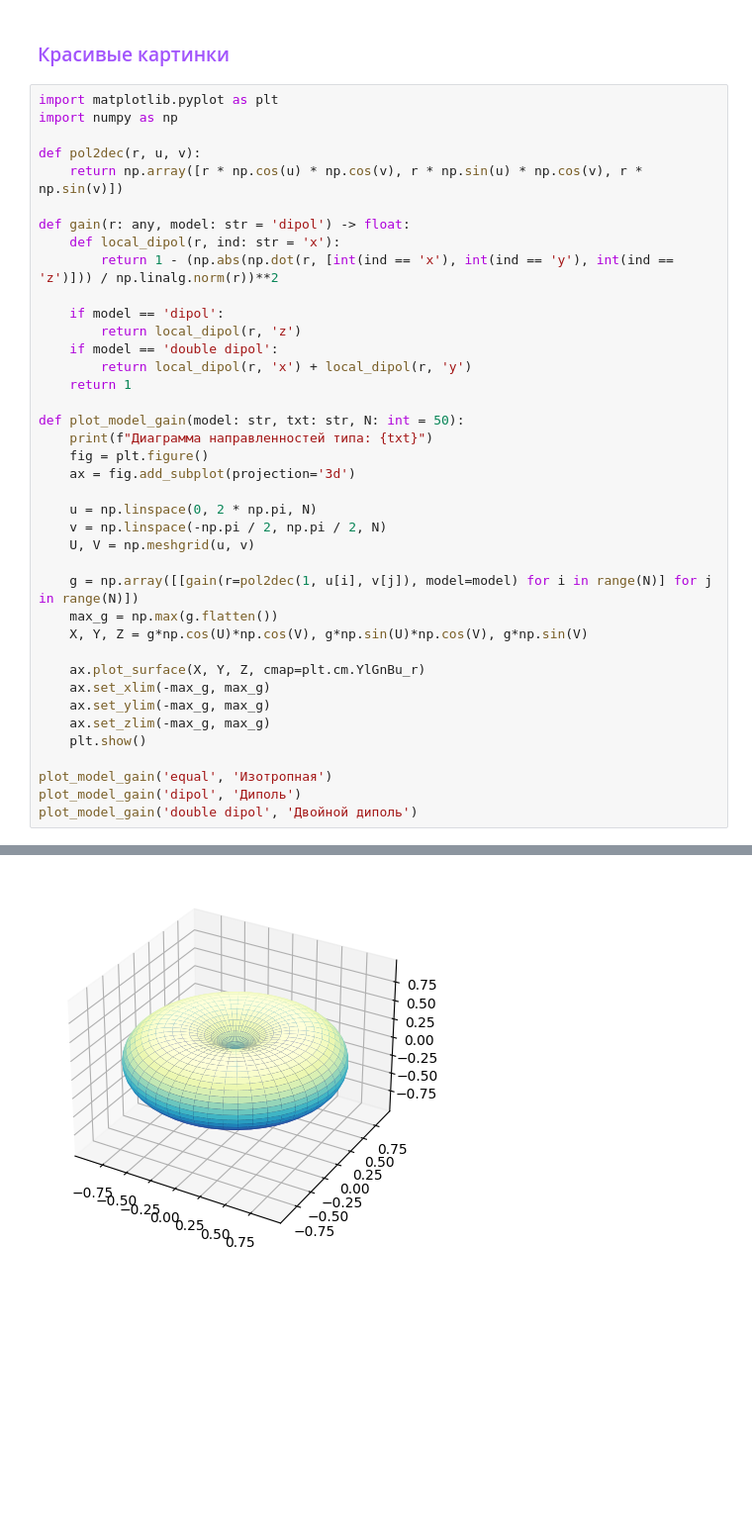
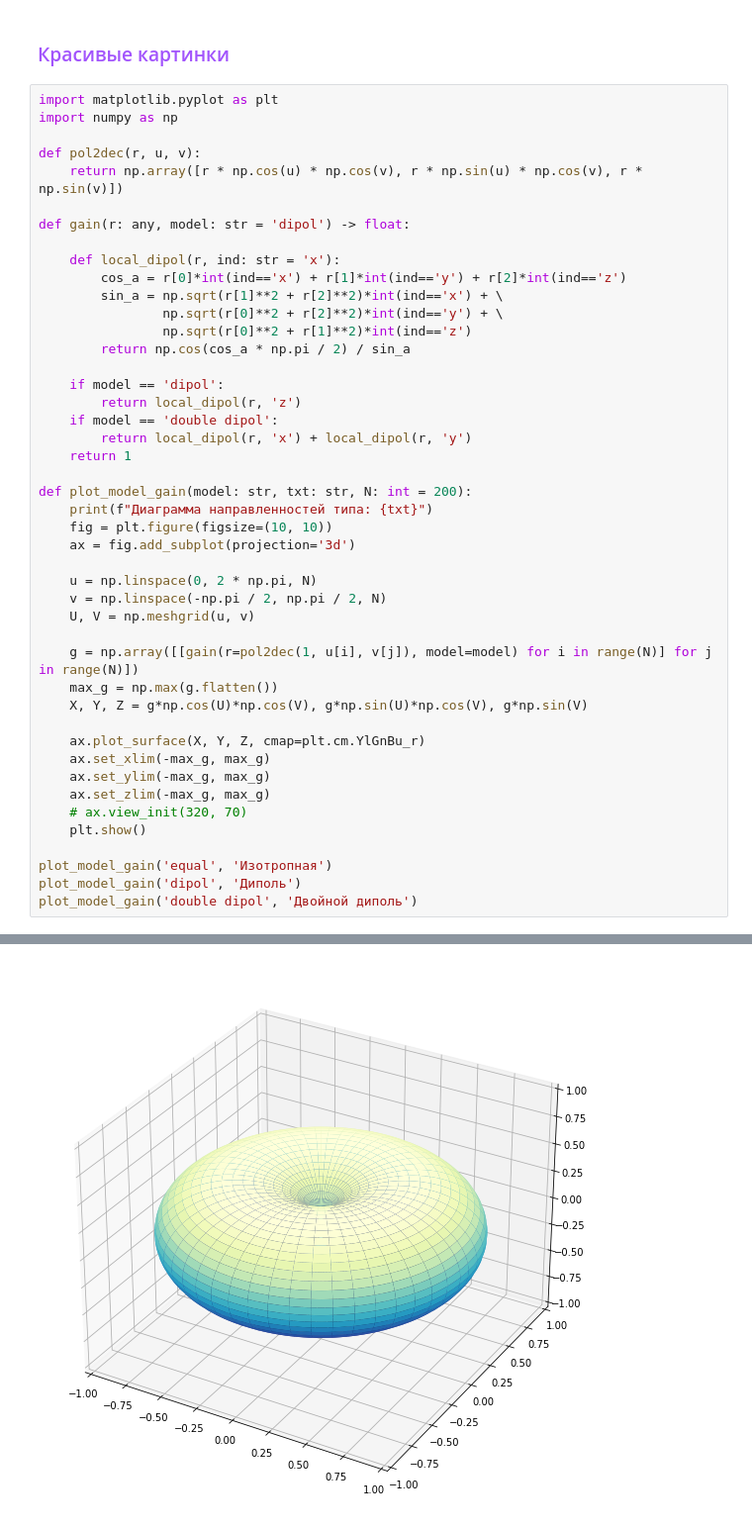
Before and after one commit to CamelCaseAverageEnjoyer/PythonCompendium, a Jupyter notebook: DissertationPhd/gain show.ipynb, the cells around one changed output, grey strips where cells are left out. Shown at 99% size. Cells and saved outputs as stored; diff of their text form; blank space fills up the shorter version.

```diff
--- a/DissertationPhd/gain show.ipynb
+++ b/DissertationPhd/gain show.ipynb
@@ -8,8 +8,13 @@ def pol2dec(r, u, v):
     return np.array([r * np.cos(u) * np.cos(v), r * np.sin(u) * np.cos(v), r * np.sin(v)])
 
 def gain(r: any, model: str = 'dipol') -> float:
+
     def local_dipol(r, ind: str = 'x'):
-        return 1 - (np.abs(np.dot(r, [int(ind == 'x'), int(ind == 'y'), int(ind == 'z')])) / np.linalg.norm(r))**2
+        cos_a = r[0]*int(ind=='x') + r[1]*int(ind=='y') + r[2]*int(ind=='z')
+        sin_a = np.sqrt(r[1]**2 + r[2]**2)*int(ind=='x') + \
+                np.sqrt(r[0]**2 + r[2]**2)*int(ind=='y') + \
+                np.sqrt(r[0]**2 + r[1]**2)*int(ind=='z')
+        return np.cos(cos_a * np.pi / 2) / sin_a
 
     if model == 'dipol':
         return local_dipol(r, 'z')
@@ -17,9 +22,9 @@ def gain(r: any, model: str = 'dipol') -> float:
         return local_dipol(r, 'x') + local_dipol(r, 'y')
     return 1
 
-def plot_model_gain(model: str, txt: str, N: int = 50):
+def plot_model_gain(model: str, txt: str, N: int = 200):
     print(f"Диаграмма направленностей типа: {txt}")
-    fig = plt.figure()
+    fig = plt.figure(figsize=(10, 10))
     ax = fig.add_subplot(projection='3d')
 
     u = np.linspace(0, 2 * np.pi, N)
@@ -34,6 +39,7 @@ def plot_model_gain(model: str, txt: str, N: int = 50):
     ax.set_xlim(-max_g, max_g)
     ax.set_ylim(-max_g, max_g)
     ax.set_zlim(-max_g, max_g)
+    # ax.view_init(320, 70)
     plt.show()
 
 plot_model_gain('equal', 'Изотропная')
@@ -45,3 +51,3 @@ plot_model_gain('double dipol', 'Двойной диполь')
 Диаграмма направленностей типа: Диполь
-[figure, old version]
+[figure, new version]
 Диаграмма направленностей типа: Двойной диполь
```
Also changed, not shown: parts of 1 cell of this notebook, 4 other files.
